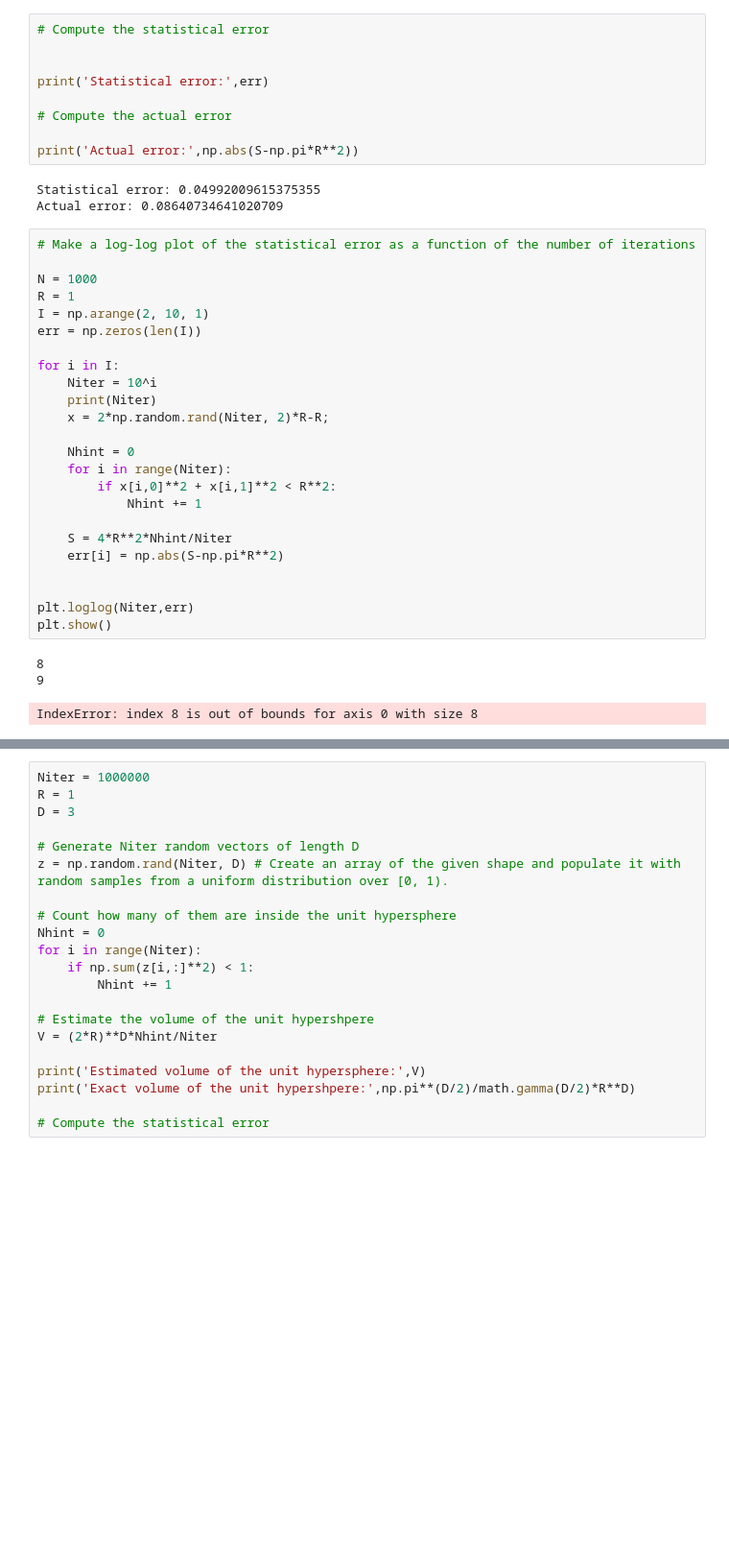
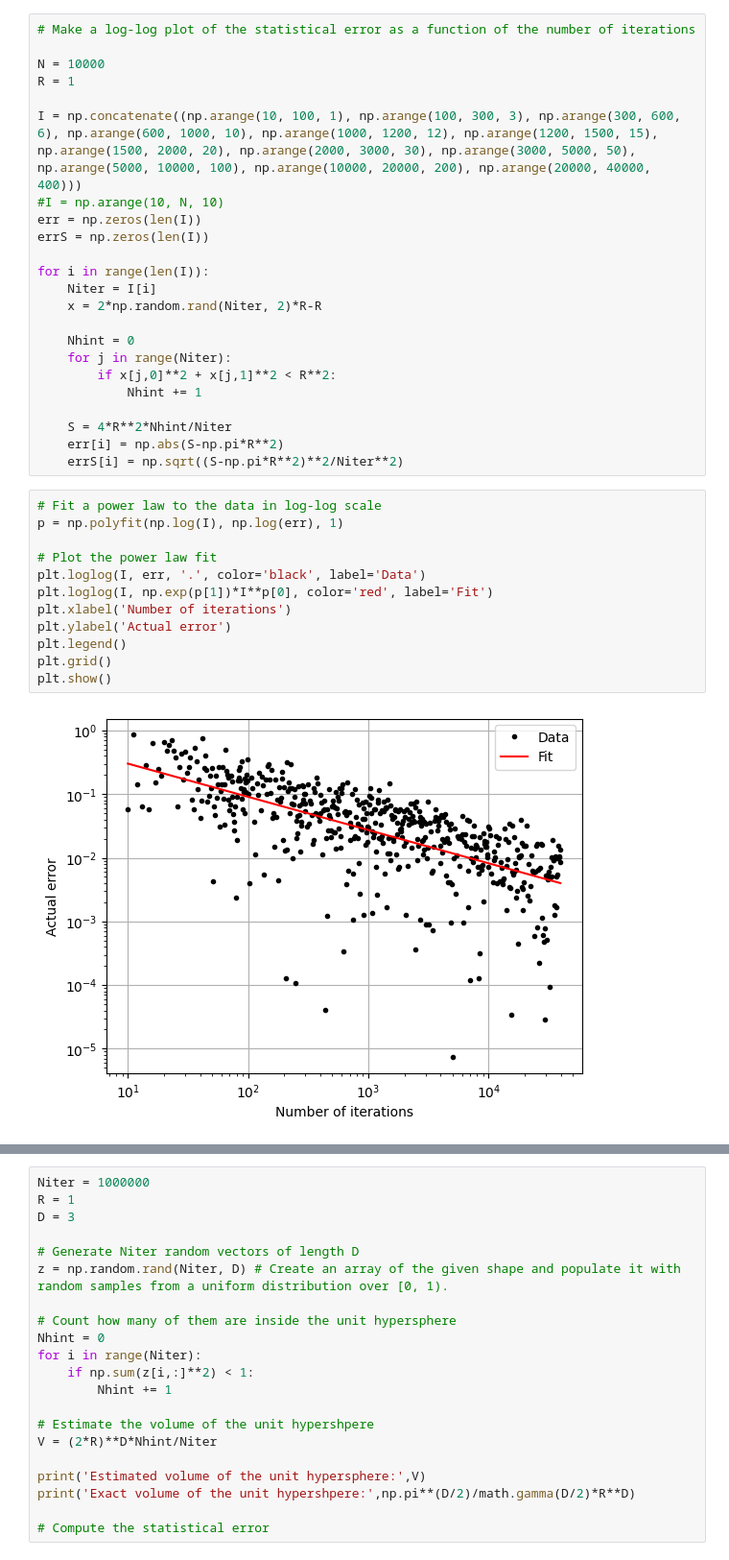
Before and after one commit to giacomocalabria/Stochastic-Methods-UPC, a Jupyter notebook: W3/Notebook.ipynb, the cells around one changed output, grey strips where cells are left out. Shown: that part at 96% size. Cells and saved outputs as stored; diff of their text form; blank space fills up the shorter version.

```diff
--- a/W3/Notebook.ipynb
+++ b/W3/Notebook.ipynb
@@ -36,40 +44,37 @@ Exact area of the unit circle: 3.141592653589793
-# %%
-# Compute the statistical error
-
-
-print('Statistical error:',err)
-
-# Compute the actual error
-
-print('Actual error:',np.abs(S-np.pi*R**2))
-# %% [output]
-Statistical error: 0.04992009615375355
-Actual error: 0.08640734641020709
 # %%
 # Make a log-log plot of the statistical error as a function of the number of iterations
 
-N = 1000
+N = 10000
 R = 1
-I = np.arange(2, 10, 1)
+
+I = np.concatenate((np.arange(10, 100, 1), np.arange(100, 300, 3), np.arange(300, 600, 6), np.arange(600, 1000, 10), np.arange(1000, 1200, 12), np.arange(1200, 1500, 15), np.arange(1500, 2000, 20), np.arange(2000, 3000, 30), np.arange(3000, 5000, 50), np.arange(5000, 10000, 100), np.arange(10000, 20000, 200), np.arange(20000, 40000, 400)))
+#I = np.arange(10, N, 10)
 err = np.zeros(len(I))
+errS = np.zeros(len(I))
 
-for i in I:
-    Niter = 10^i
-    print(Niter)
-    x = 2*np.random.rand(Niter, 2)*R-R;
+for i in range(len(I)):
+    Niter = I[i]
+    x = 2*np.random.rand(Niter, 2)*R-R
 
     Nhint = 0
-    for i in range(Niter):
-        if x[i,0]**2 + x[i,1]**2 < R**2:
+    for j in range(Niter):
+        if x[j,0]**2 + x[j,1]**2 < R**2:
             Nhint += 1
 
     S = 4*R**2*Nhint/Niter
     err[i] = np.abs(S-np.pi*R**2)
-
-
-plt.loglog(Niter,err)
-plt.show()
+    errS[i] = np.sqrt((S-np.pi*R**2)**2/Niter**2)
-# %% [output]
-8
-9
-IndexError: index 8 is out of bounds for axis 0 with size 8
+# %%
+# Fit a power law to the data in log-log scale
+p = np.polyfit(np.log(I), np.log(err), 1)
+
+# Plot the power law fit
+plt.loglog(I, err, '.', color='black', label='Data')
+plt.loglog(I, np.exp(p[1])*I**p[0], color='red', label='Fit')
+plt.xlabel('Number of iterations')
+plt.ylabel('Actual error')
+plt.legend()
+plt.grid()
+plt.show()
+# %% [output]
+[figure, added]
```
Also changed, not shown: parts of 3 cells of this notebook.
